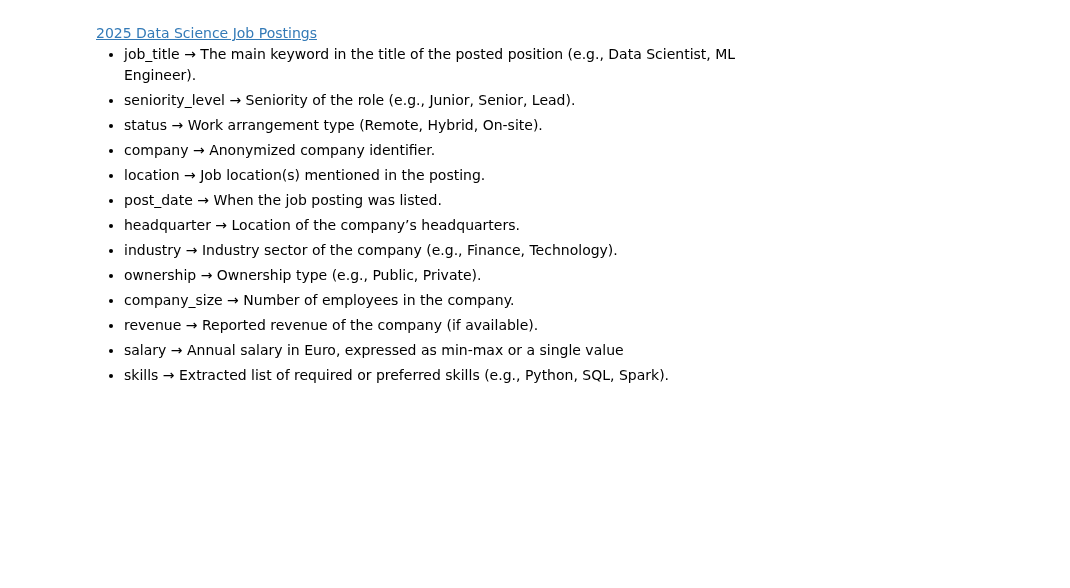
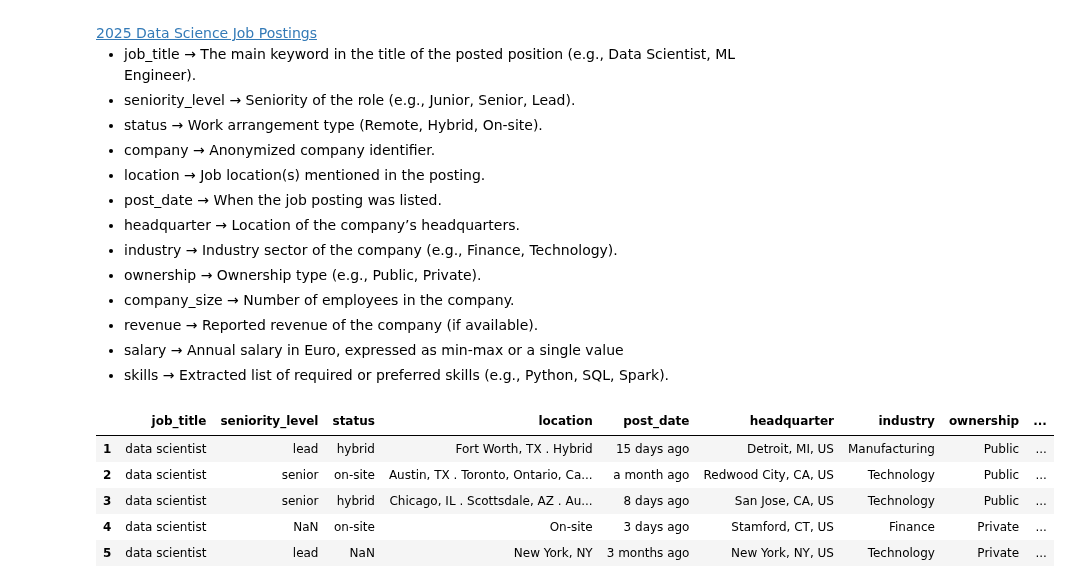
Before and after one commit to IanTaiAhn/econ6550, a Jupyter notebook: colab_assignments/Google_Colab_Assignment_8.ipynb, the cells around one changed output. Cells and saved outputs as stored; diff of their text form; code cells hidden in the pictures; blank space fills up the shorter version.

```diff
--- a/colab_assignments/Google_Colab_Assignment_8.ipynb
+++ b/colab_assignments/Google_Colab_Assignment_8.ipynb
@@ -46,29 +52,40 @@ df_features = df.columns
 # %%
 # Sample exchange rate (you can update this dynamically)
 EUR_TO_USD = 1.17
 
 def convert_revenue(value):
     value = str(value)  # Ensure it's a string
     match = re.match(r'€([\d\.]+)([MBT])', value)
     if match:
         num, unit = match.groups()
         multiplier = {'M': 1e6, 'B': 1e9, 'T': 1e12}[unit]
         usd_value = float(num) * multiplier * EUR_TO_USD
         return f"${usd_value:,.2f}"
     return value  # Return original if not matching
 
 def convert_salary(value):
     value = str(value)  # Ensure it's a string
     parts = re.findall(r'€[\d,]+', value)
     if parts:
         converted = []
         for part in parts:
             num = float(part.replace('€', '').replace(',', ''))
             usd = num * EUR_TO_USD
             converted.append(f"${usd:,.0f}")
         return " - ".join(converted)
     return value
-# def clean_company_size(value):
-#     value = str(value)  # Ensure it's a string
-#     match = re.search(r'\d+', value.replace(',', ''))
-#     return int(match.group()) if match else None
+
+df['revenue'] = df['revenue'].fillna("").apply(convert_revenue)
+df['salary'] = df['salary'].fillna("").apply(convert_salary)
+df = df[df['company_size'].astype(str).str.match(r'^[\d,]+$')] # I lost 40 rows since company size had erroneous euro signs and I didn't want to regex them...
+
+df = df.drop('company', axis=1)
+
+df.head(5)
+# %% [output]
+|  | job_title | seniority_level | status | location | post_date | headquarter | industry | ownership | ... |
+| 1 | data scientist | lead | hybrid | Fort Worth, TX . Hybrid | 15 days ago | Detroit, MI, US | Manufacturing | Public | ... |
+| 2 | data scientist | senior | on-site | Austin, TX . Toronto, Ontario, Ca... | a month ago | Redwood City, CA, US | Technology | Public | ... |
+| 3 | data scientist | senior | hybrid | Chicago, IL . Scottsdale, AZ . Au... | 8 days ago | San Jose, CA, US | Technology | Public | ... |
+| 4 | data scientist | NaN | on-site | On-site | 3 days ago | Stamford, CT, US | Finance | Private | ... |
+| 5 | data scientist | lead | NaN | New York, NY | 3 months ago | New York, NY, US | Technology | Private | ... |
```
Also changed, not shown: parts of 12 cells of this notebook.
